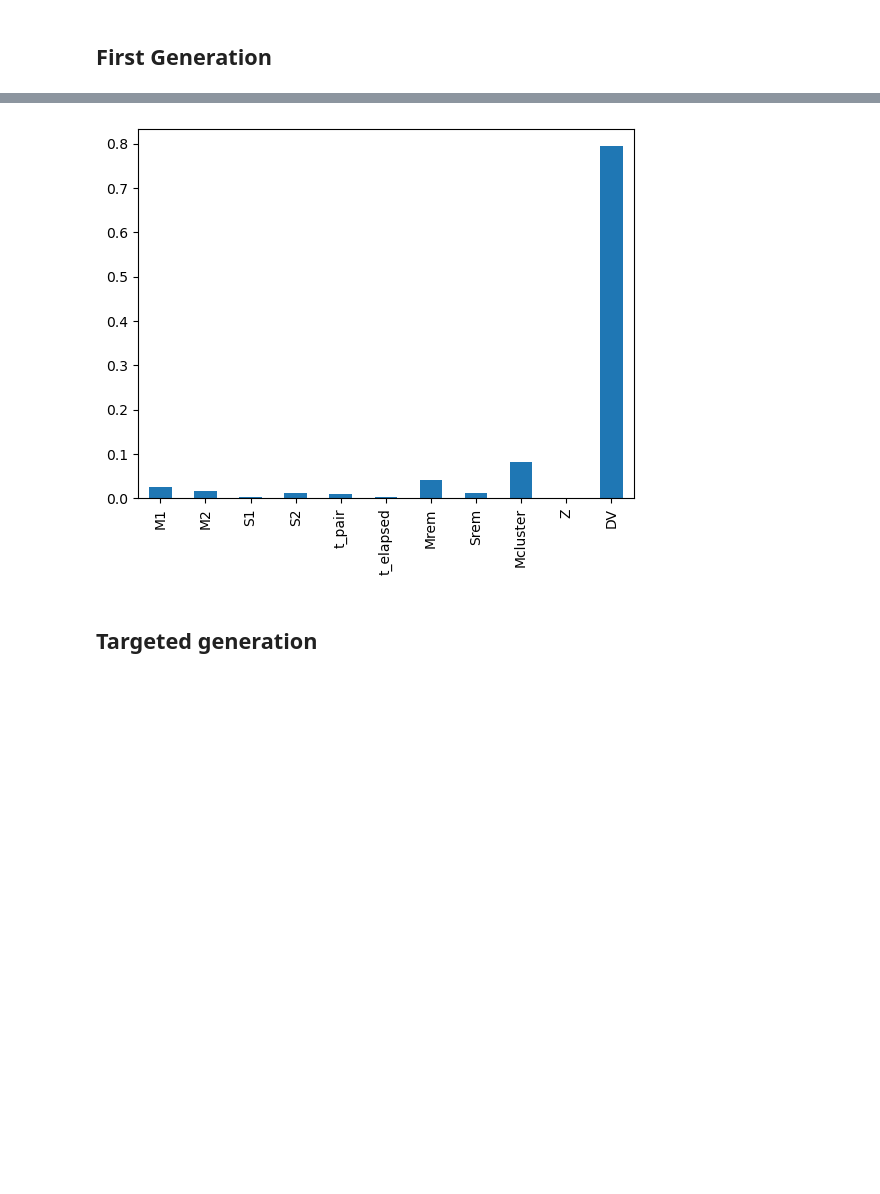
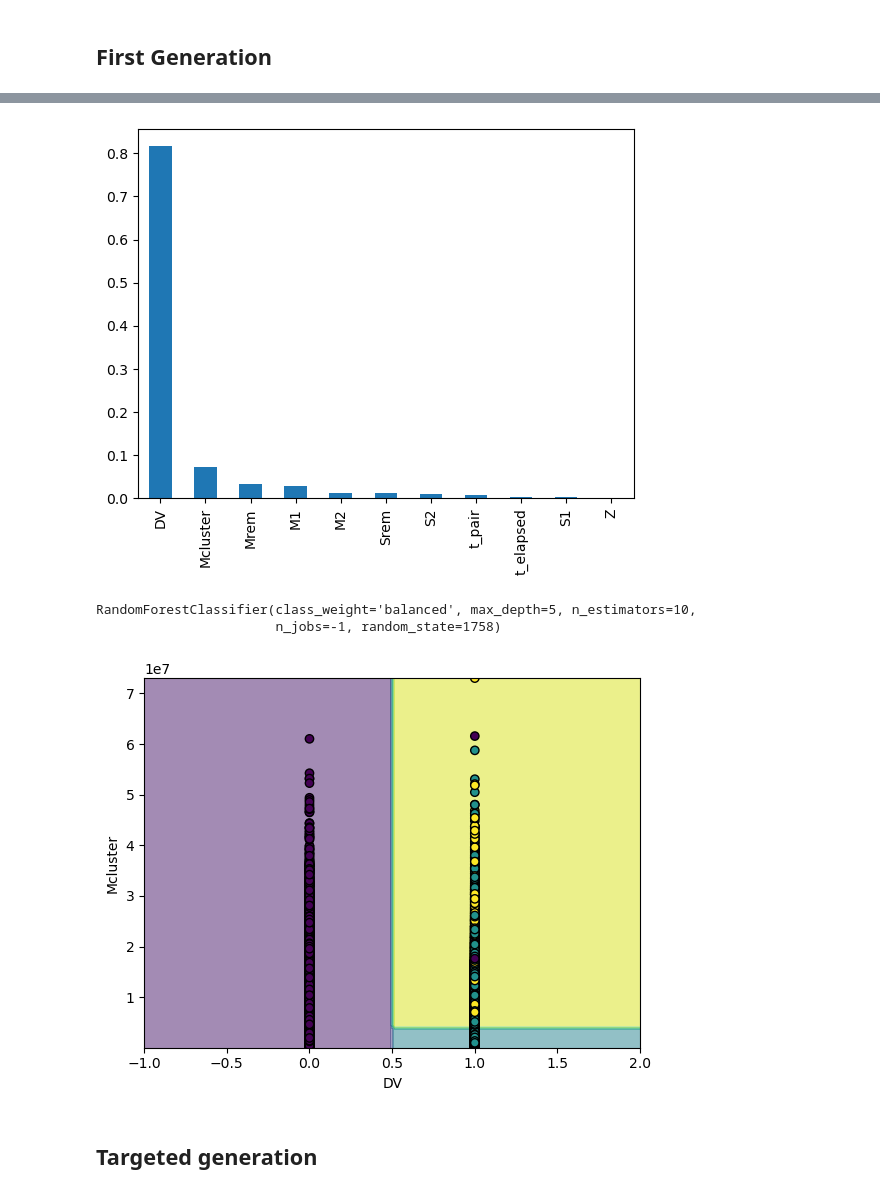
Before and after one commit to BelliLuigi/Hierarchical-mergers-of-black-holes, a Jupyter notebook: RFC.ipynb, the cells around one changed output, grey strips where cells are left out. Saved outputs shown, nothing was run; the diff lists cells and outputs as text; code cells hidden in the pictures; blank space fills up the shorter version.

```diff
--- a/RFC.ipynb
+++ b/RFC.ipynb
@@ -53,11 +54,22 @@ weighted avg       0.99      0.97      0.98    515946
 train size: 2579726
 test size: 515946
 # %%
-importances = pd.Series(forest.feature_importances_, index=list(train_feats))
+importances = pd.Series(forest.feature_importances_, index=list(train_feats)).sort_values(ascending=False)
 importances.plot.bar()
 plt.show()
 # %% [output]
-[figure, old version]
+[figure, new version]
+# %%
+forest.fit(x_train[['DV', 'Mcluster']], y_train)
+# %% [output]
+RandomForestClassifier(class_weight='balanced', max_depth=5, n_estimators=10,
+                       n_jobs=-1, random_state=1758)
+# %%
+display = DecisionBoundaryDisplay.from_estimator(forest, x_train[['DV', 'Mcluster']], response_method="predict", alpha=.5)
+display.ax_.scatter(x_train['DV'], x_train['Mcluster'], edgecolor='k', c=y_train)
+plt.show()
+# %% [output]
+[figure, added]
 # %% [markdown]
 ## Targeted generation
 # %%
```
Also changed, not shown: parts of 17 cells of this notebook.
